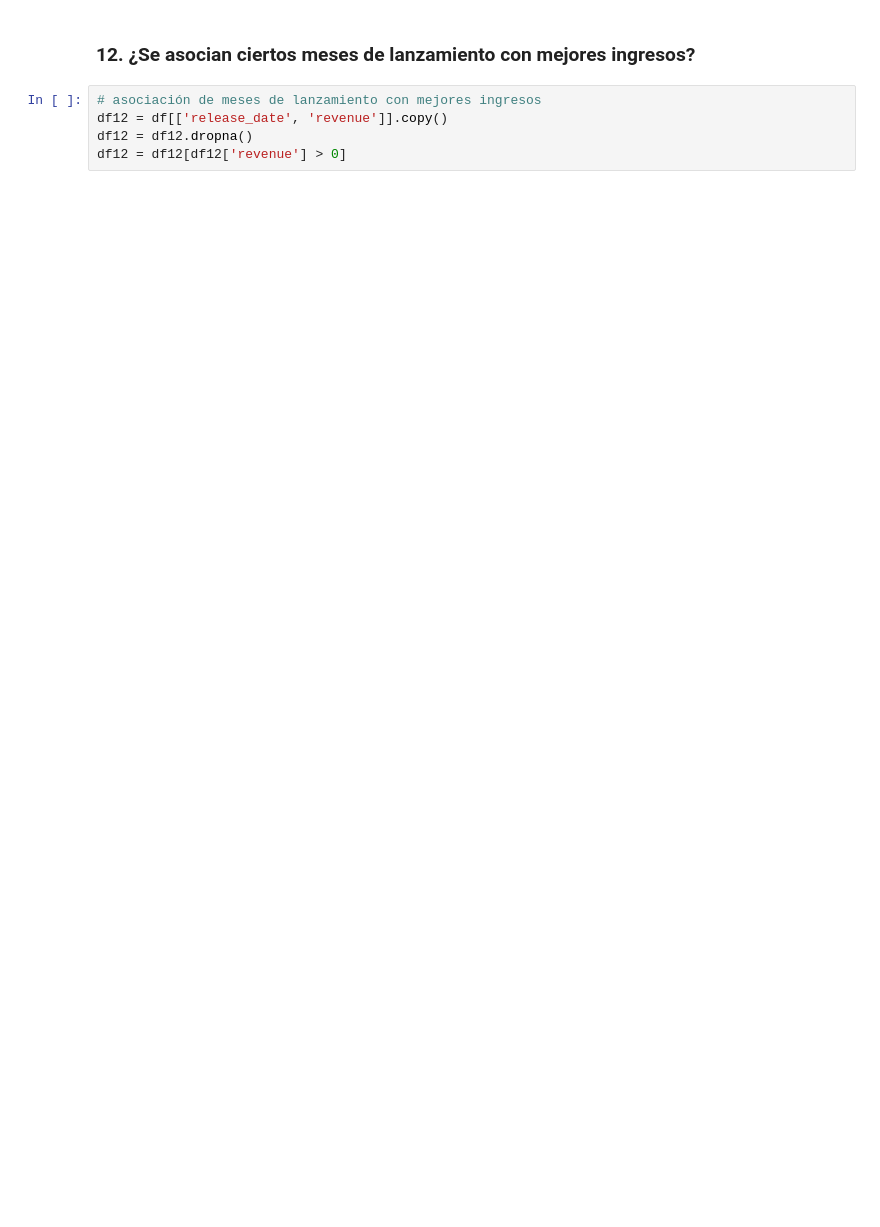
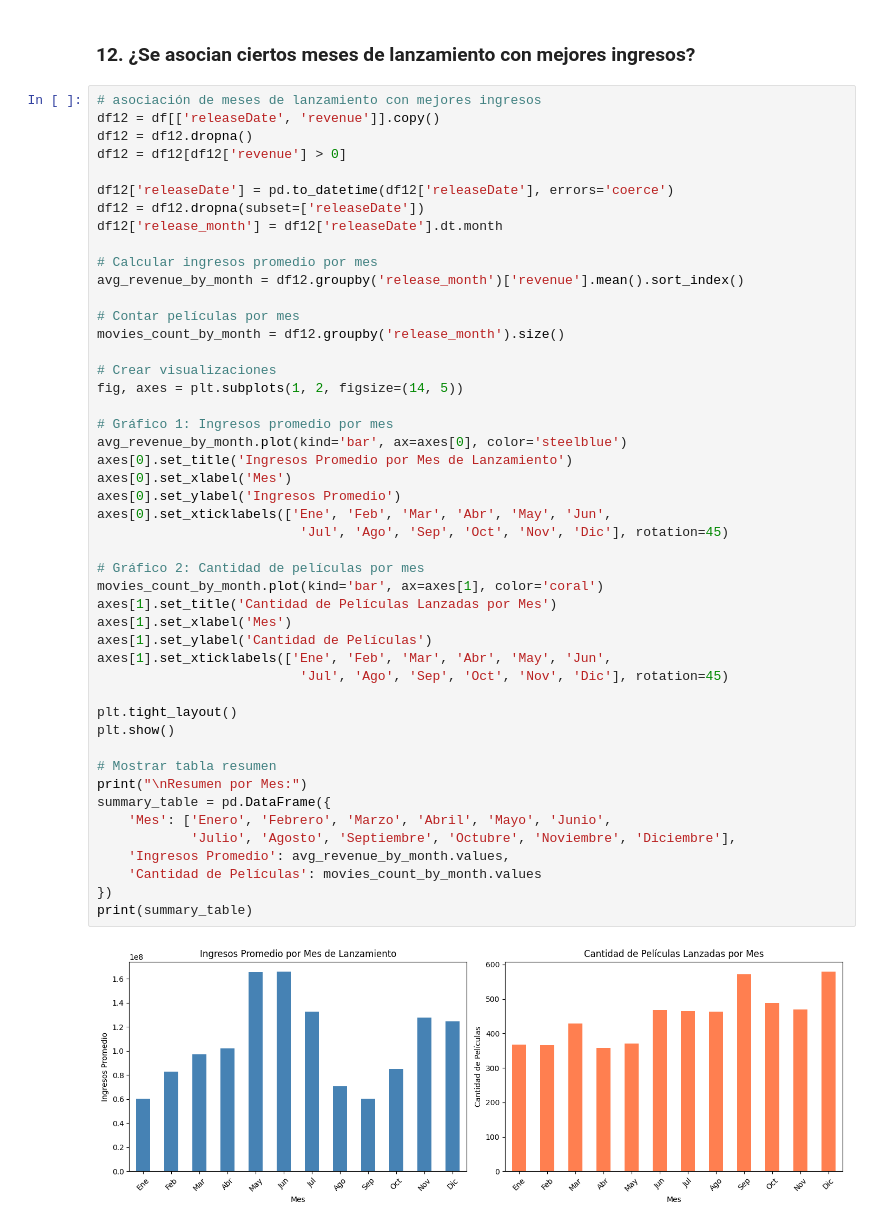
Before and after one commit to Vann06/Mineria_Datos, a Jupyter notebook: Preguntas_Clave/PC_9_16.ipynb, the cells around one changed output. Drawn from its saved outputs; the diff is of its cells as text; blank space fills up the shorter version.

```diff
--- a/Preguntas_Clave/PC_9_16.ipynb
+++ b/Preguntas_Clave/PC_9_16.ipynb
@@ -164,6 +173,50 @@ axes[0, 1].legend()
 ### 12. ¿Se asocian ciertos meses de lanzamiento con mejores ingresos?
 # %%
 # asociación de meses de lanzamiento con mejores ingresos
-df12 = df[['release_date', 'revenue']].copy()
+df12 = df[['releaseDate', 'revenue']].copy()
 df12 = df12.dropna()
 df12 = df12[df12['revenue'] > 0]
+
+df12['releaseDate'] = pd.to_datetime(df12['releaseDate'], errors='coerce')
+df12 = df12.dropna(subset=['releaseDate'])
+df12['release_month'] = df12['releaseDate'].dt.month
+
+# Calcular ingresos promedio por mes
+avg_revenue_by_month = df12.groupby('release_month')['revenue'].mean().sort_index()
+
+# Contar películas por mes
+movies_count_by_month = df12.groupby('release_month').size()
+
+# Crear visualizaciones
+fig, axes = plt.subplots(1, 2, figsize=(14, 5))
+
+# Gráfico 1: Ingresos promedio por mes
+avg_revenue_by_month.plot(kind='bar', ax=axes[0], color='steelblue')
+axes[0].set_title('Ingresos Promedio por Mes de Lanzamiento')
+axes[0].set_xlabel('Mes')
+axes[0].set_ylabel('Ingresos Promedio')
+axes[0].set_xticklabels(['Ene', 'Feb', 'Mar', 'Abr', 'May', 'Jun',
+                          'Jul', 'Ago', 'Sep', 'Oct', 'Nov', 'Dic'], rotation=45)
+
+# Gráfico 2: Cantidad de películas por mes
+movies_count_by_month.plot(kind='bar', ax=axes[1], color='coral')
+axes[1].set_title('Cantidad de Películas Lanzadas por Mes')
+axes[1].set_xlabel('Mes')
+axes[1].set_ylabel('Cantidad de Películas')
+axes[1].set_xticklabels(['Ene', 'Feb', 'Mar', 'Abr', 'May', 'Jun',
+                          'Jul', 'Ago', 'Sep', 'Oct', 'Nov', 'Dic'], rotation=45)
+
+plt.tight_layout()
+plt.show()
+
+# Mostrar tabla resumen
+print("\nResumen por Mes:")
+summary_table = pd.DataFrame({
+    'Mes': ['Enero', 'Febrero', 'Marzo', 'Abril', 'Mayo', 'Junio',
+            'Julio', 'Agosto', 'Septiembre', 'Octubre', 'Noviembre', 'Diciembre'],
+    'Ingresos Promedio': avg_revenue_by_month.values,
+    'Cantidad de Películas': movies_count_by_month.values
+})
+print(summary_table)
+# %% [output]
+[figure, added]
```
Also changed, not shown: parts of 16 cells of this notebook.
